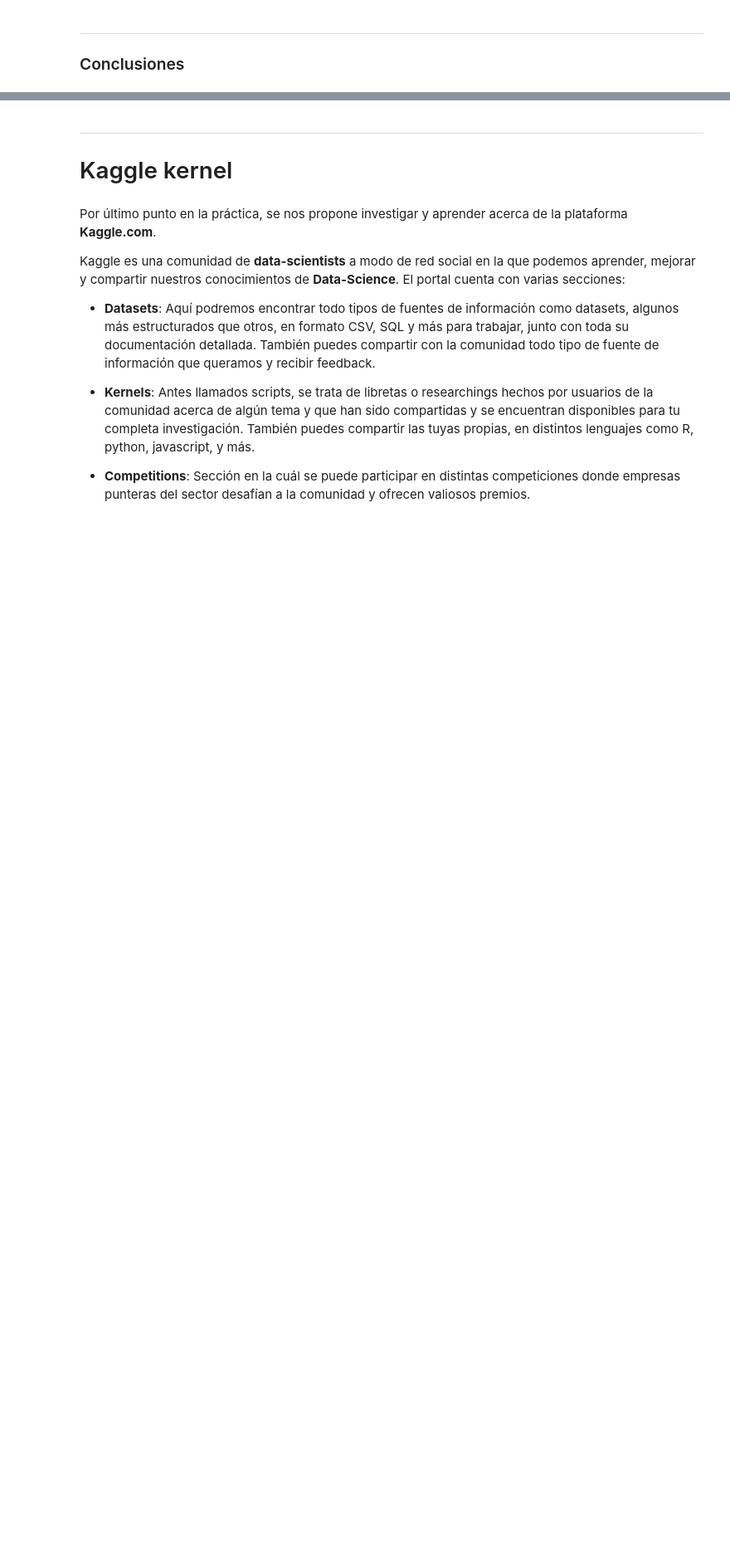
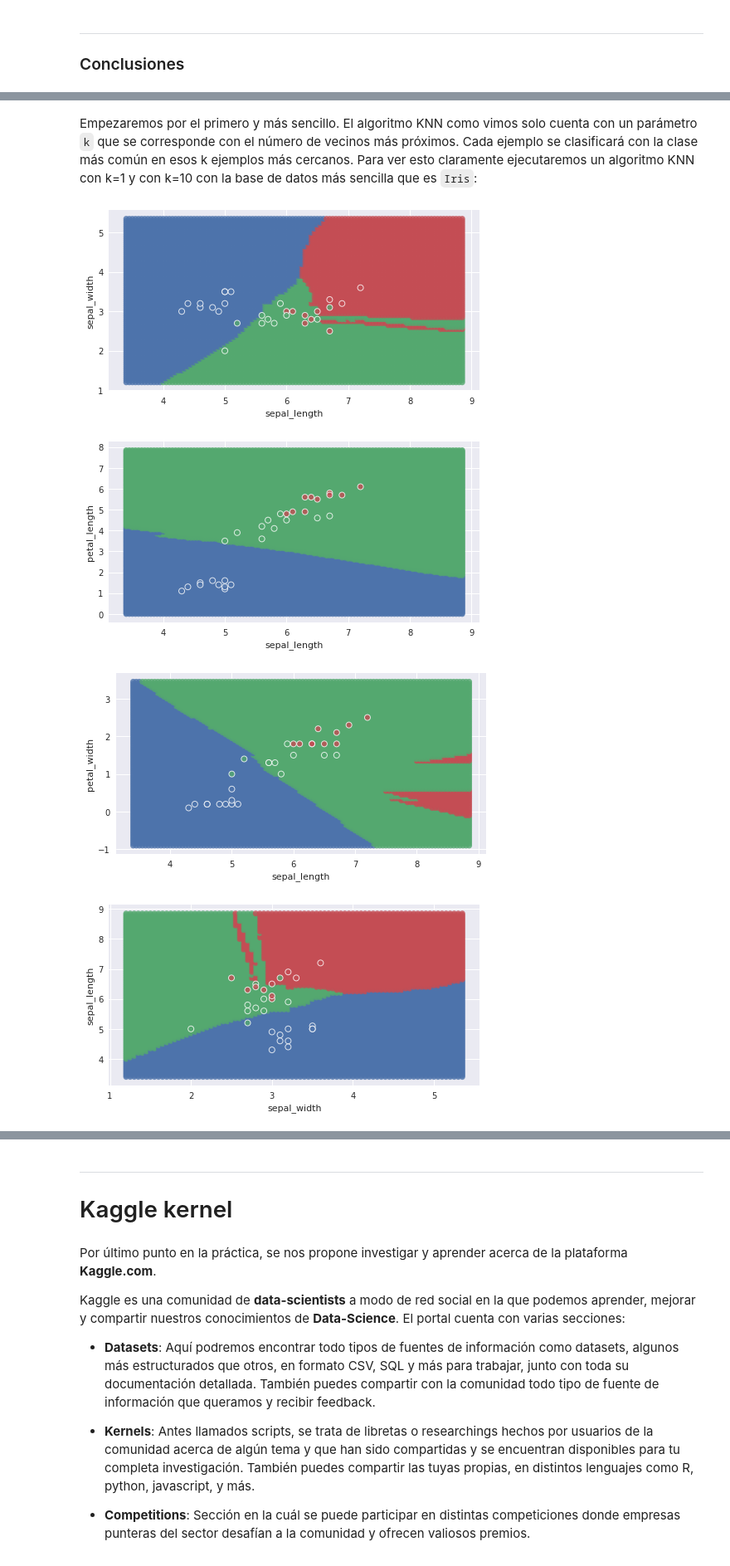
Before and after one commit to franm3e/Data-Mining, a Jupyter notebook: Práctica2-Clasificación_supervisada_en_scikit-learn.ipynb, the cells around one changed output, grey strips where cells are left out. Shown at 83% size. Saved outputs shown, nothing was run; the diff lists cells and outputs as text; code cells hidden in the pictures; blank space fills up the shorter version.

```diff
--- a/Práctica2-Clasificación_supervisada_en_scikit-learn.ipynb
+++ b/Práctica2-Clasificación_supervisada_en_scikit-learn.ipynb
@@ -691,0 +727,2 @@ ValueError: Input contains NaN, infinity or a value too large for dtype('float32
+# %%
+bestWisconsin, df, train_atts, train_label = ADgridSearchCV("wisconsin")
@@ -698,14 +749,0 @@ ValueError: Input contains NaN, infinity or a value too large for dtype('float32
-# %%
-train_atts, test_atts, train_label, test_label = definirDataset("iris")
-
-from sklearn.model_selection import cross_val_score
-
-def gridSearchCVManual(estimator, param_grid, scoring, cvv):
-
-    for param in param_grid['n_neighbors']:
-        print(param)
-        dt1 = estimator.set_params()
-        scores = cross_val_score(estimator=dt1, X=dfAttributes, y=dfLabel, scoring="accuracy", cv=cvv)
-        print("Accuracy: %0.2f (+/- %0.2f)" % (scores.mean(), scores.std() * 2))
-
-gridSearchCVManual(neighbors.KNeighborsClassifier(), {'n_neighbors' : [1,2,3]}, 'accuracy', 10 )
@@ -714,0 +766,15 @@ NameError: name 'dfAttributes' is not defined
+# %% [markdown]
+Empezaremos por el primero y más sencillo. El algoritmo KNN como vimos solo cuenta con un parámetro `k` que se corresponde con el número de vecinos más próximos. Cada ejemplo se clasificará con la clase más común en esos k ejemplos más cercanos.
+Para ver esto claramente ejecutaremos un algoritmo KNN con k=1 y con k=10 con la base de datos más sencilla que es `Iris`:
+# %%
+def KNN(k):
+    df, dfAttributes, dfLabel, train_atts, test_atts, train_label, test_label = definirDataset("iris")
+    model = neighbors.KNeighborsClassifier(k)
+    classifierPrintBoundaries(model, train_atts, train_label, test_atts, test_label)
+# %%
+KNN(100)
+# %% [output]
+[figure, added]
+[figure, added]
+[figure, added]
+[figure, added]
```
Also changed, not shown: parts of 39 cells of this notebook.
